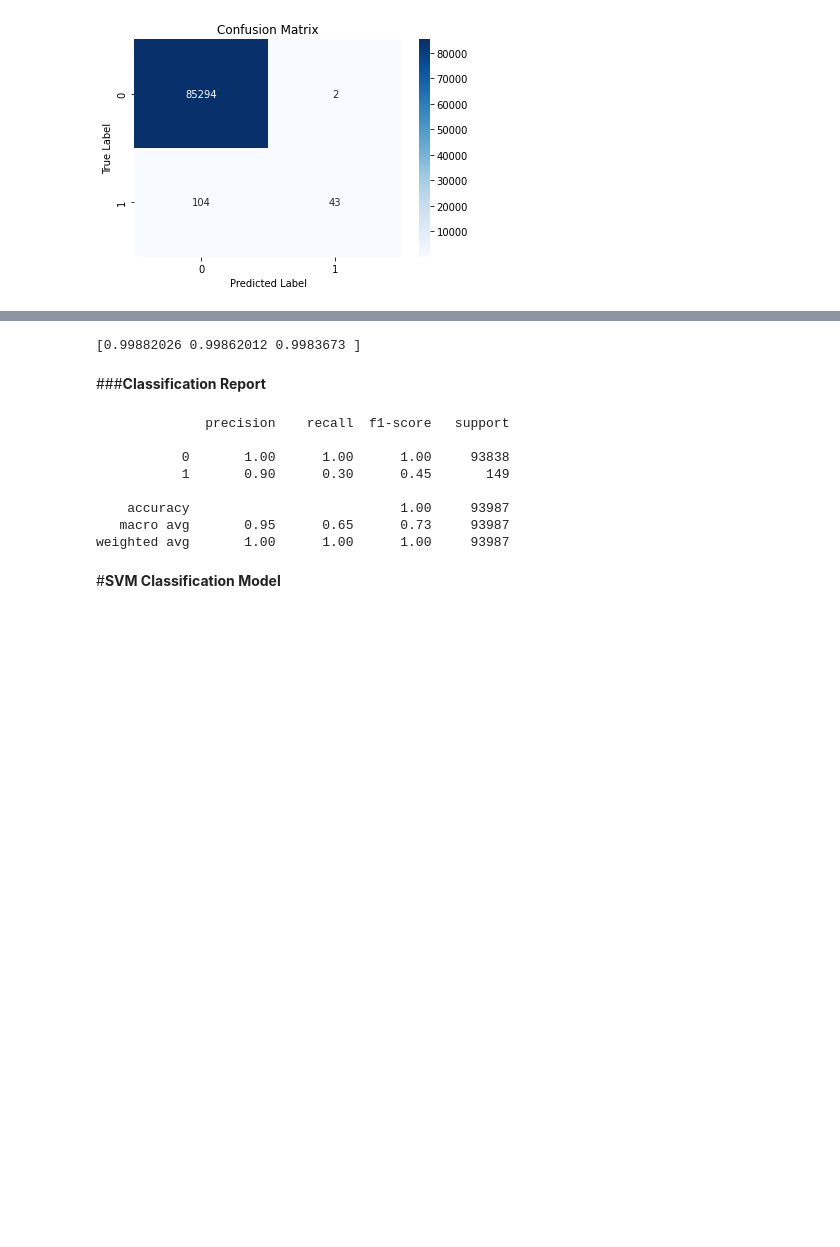
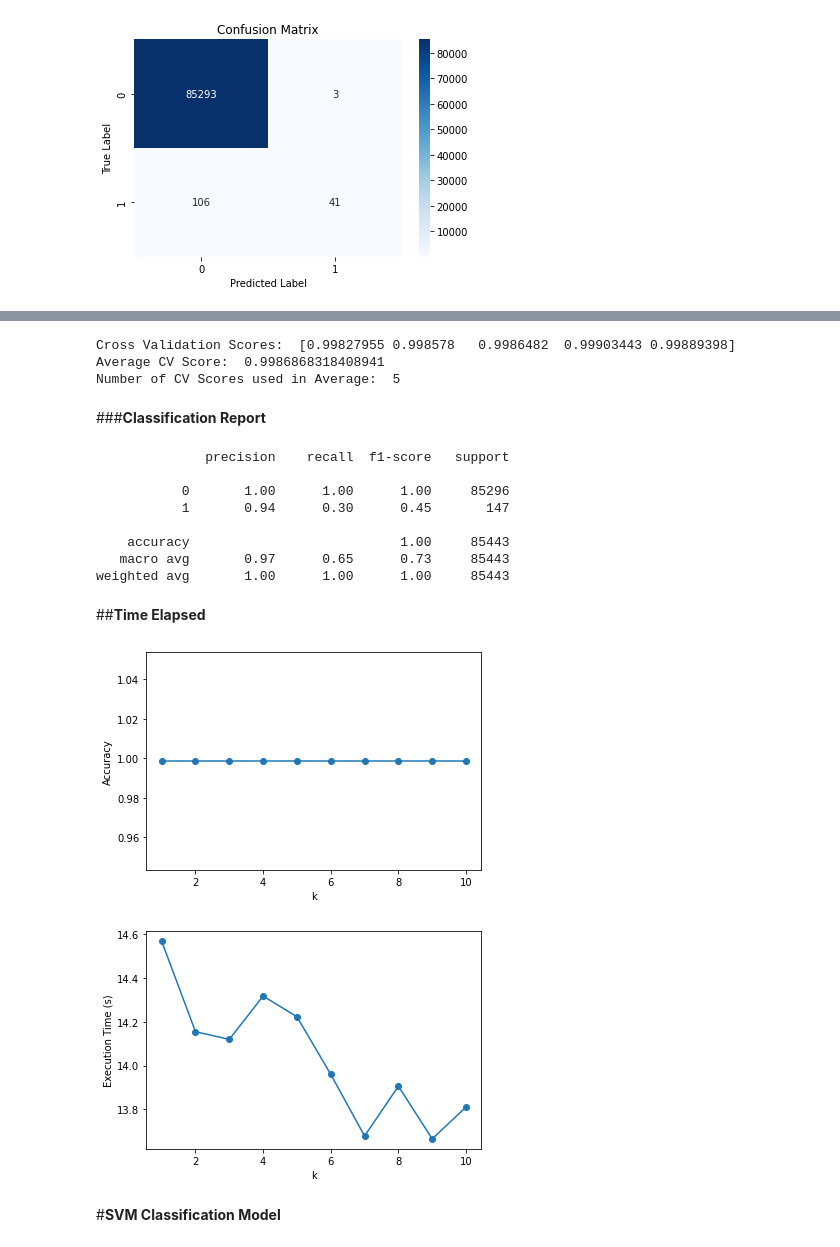
Before and after one commit to Singhsansar/Credit-card-fraud-detection, a Jupyter notebook: creditcardFraud_detection.ipynb, the cells around one changed output, grey strips where cells are left out. Drawn from its saved outputs; the diff is of its cells as text; code cells hidden in the pictures; blank space fills up the shorter version.

```diff
--- a/creditcardFraud_detection.ipynb
+++ b/creditcardFraud_detection.ipynb
@@ -254,8 +235,8 @@ data.head()
 # %%
 #x = data.iloc[:, data.columns != 'Class'].values
 x = data.iloc[:,:10]
-x['normalisedamount']=data['normalizedAmount']
-y = data.iloc[:, data.columns == 'Class']
+x['normalisedamount']=data['normalizedAmount'].values
+y = data.iloc[:, data.columns == 'Class'].values
 # %%
 x.shape
 # %% [output]
@@ -269,6 +250,7 @@ y.shape
 # %%
 from sklearn.model_selection import train_test_split
 x_train, x_test, y_train, y_test = train_test_split(x, y, test_size = 0.3, random_state = 0)
+x_train, x_val, y_train, y_val = train_test_split(x_train, y_train, test_size=0.23, random_state=5)
 # %%
 x_train.shape
 # %% [output]
@@ -336,12 +323,17 @@ plt.show()
-# %%
-from sklearn.model_selection import cross_val_score
-# # Print the mean and standard deviation of the scores
-# print("Accuracy: %0.2f (+/- %0.2f)" % (scores.mean(), scores.std() * 2))
-
-#scores = cross_val_score(Randomclassfier, x, y, cv=5)
-print(cross_val_score(Randomclassfier,x, y, cv=3))
-# %% [output]
-[0.99882026 0.99862012 0.9983673 ]
+# %%
+from sklearn.model_selection import KFold, cross_val_score
+
+k_folds = KFold(n_splits = 5)
+
+scores_randomforest =cross_val_score(Randomclassfier,x, y, cv= k_folds)
+
+print("Cross Validation Scores: ", scores_randomforest)
+print("Average CV Score: ", scores_randomforest.mean())
+print("Number of CV Scores used in Average: ", len(scores_randomforest))
+# %% [output]
+Cross Validation Scores:  [0.99827955 0.998578   0.9986482  0.99903443 0.99889398]
+Average CV Score:  0.9986868318408941
+Number of CV Scores used in Average:  5
 # %% [markdown]
 ###**Classification Report**
 # %%
@@ -351,12 +343,48 @@ print(classification_report(y_test, predicted_values))
 # %% [output]
               precision    recall  f1-score   support
 
-           0       1.00      1.00      1.00     93838
-           1       0.90      0.30      0.45       149
+           0       1.00      1.00      1.00     85296
+           1       0.94      0.30      0.45       147
 
-    accuracy                           1.00     93987
-   macro avg       0.95      0.65      0.73     93987
-weighted avg       1.00      1.00      1.00     93987
+    accuracy                           1.00     85443
+   macro avg       0.97      0.65      0.73     85443
+weighted avg       1.00      1.00      1.00     85443
+# %% [markdown]
+##**Time Elapsed**
+# %%
+import time
+import matplotlib.pyplot as plt
+from sklearn.metrics import accuracy_score
+
+
+# Initialize the lists to store the results
+accuracy_randomforest = []
+time_elapsed_randomforest = []
+
+# Try different values of k
+for k in range(1, 11):
+    # Initialize the model
+    Randomclassfier = RandomForestClassifier(max_depth=2,n_estimators=100, random_state=5)
+    # Start the timer
+    start_time = time.time()
+    Randomclassfier.fit(x_train, y_train)
+    val_pred = Randomclassfier.predict(x_val)
+    accuracy_randomforest.append(accuracy_score(y_val, val_pred))
+    time_elapsed_randomforest.append(time.time() - start_time)
+
+# Plot the accuracy for different values of k
+plt.plot(range(1, 11), accuracy_randomforest, marker='o')
+plt.xlabel('k')
+plt.ylabel('Accuracy')
+plt.show()
+
+plt.plot(range(1, 11), time_elapsed_randomforest, marker='o')
+plt.xlabel('k')
+plt.ylabel('Execution Time (s)')
+plt.show()
+# %% [output]
+[figure, added]
+[figure, added]
 # %% [markdown]
 #**SVM Classification Model**
 # %%
```
Also changed, not shown: parts of 26 cells of this notebook.
